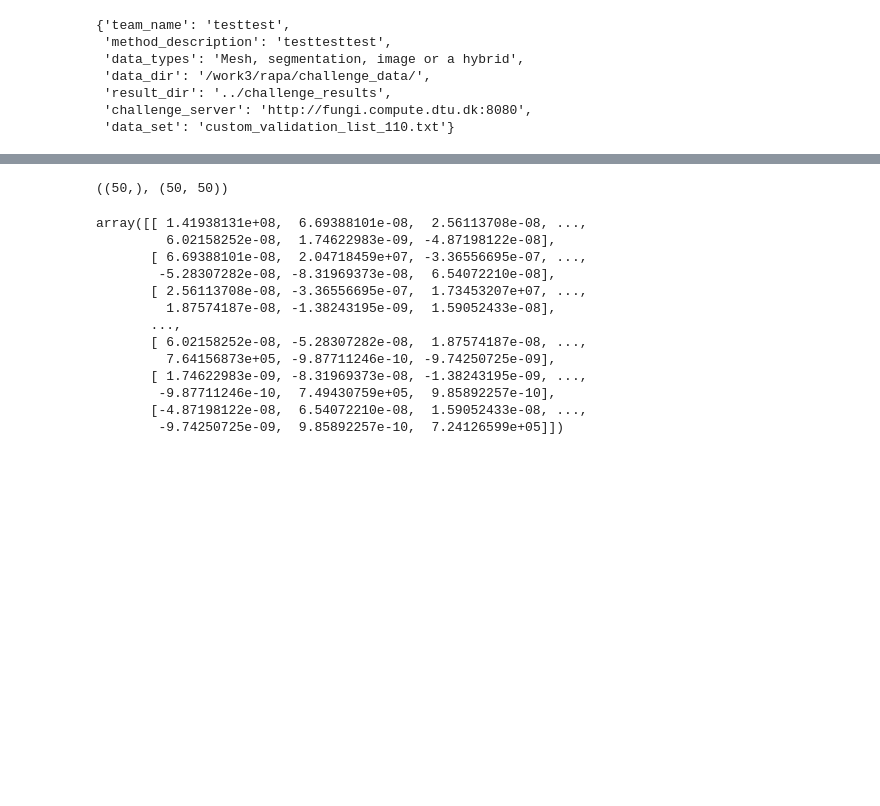
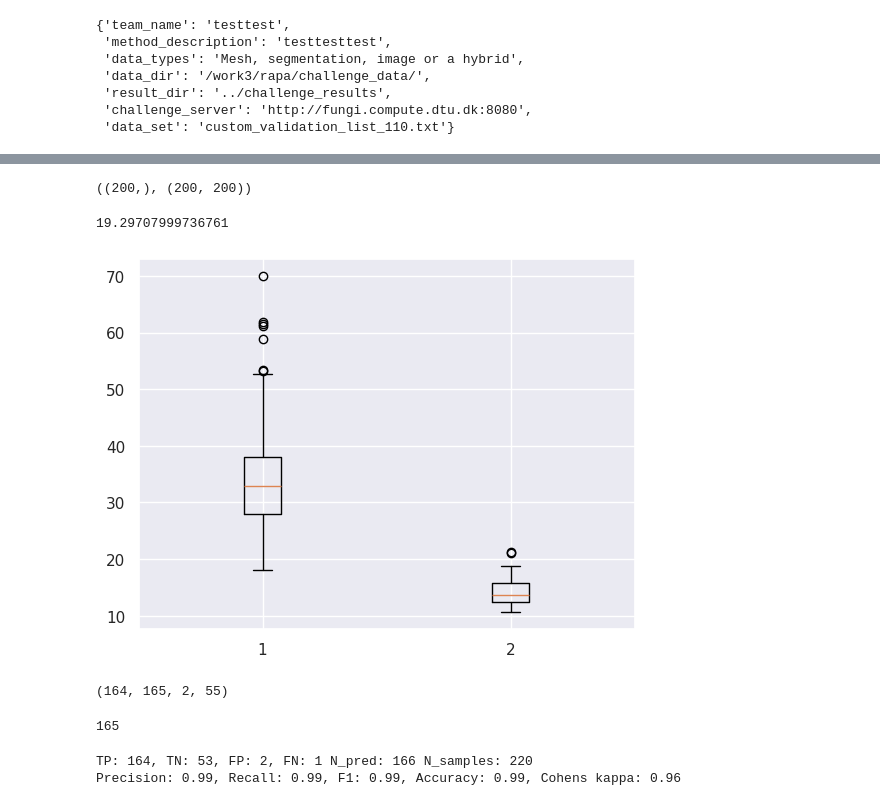
Before and after one commit to tbosse20/OutlierDetectionVertebra, a Jupyter notebook: notebooks/0-exploration.ipynb, the cells around one changed output, grey strips where cells are left out. Drawn from its saved outputs; the diff is of its cells as text; code cells hidden in the pictures; blank space fills up the shorter version.

```diff
--- a/notebooks/0-exploration.ipynb
+++ b/notebooks/0-exploration.ipynb
@@ -745,7 +732,7 @@ settings
  'challenge_server': 'http://fungi.compute.dtu.dk:8080',
  'data_set': 'custom_train_list_436.txt'}
 # %%
-n_components = 50
+n_components = 200
 
 data_dir = settings["data_dir"]
 surface_dir = os.path.join(data_dir, "train/surfaces")
@@ -803,8 +790,8 @@ for idx in tqdm(all_scan_ids):
         data_matrix[i, j * 3 + 2] = p[2]
     i += 1
 
-average_shape = np.mean(data_matrix, 0)
-save_synthesized_shape(first_surface, average_shape, mean_shape_name)
+# average_shape = np.mean(data_matrix, 0)
+# save_synthesized_shape(first_surface, average_shape, mean_shape_name)
 
 print(f"Computing PCA with {n_components} components")
 shape_pca = PCA(n_components=n_components)
@@ -940,7 +930,9 @@ Creating date matrix of size 220 x 257922
 [figure]
 # %%
 mu = components.mean(0)
-cov = (components - mu).T @ (components - mu)
+cov = (components - mu).T @ (components - mu) / (components.shape[0])
 mu.shape, cov.shape
 # %% [output]
-((50,), (50, 50))
+((200,), (200, 200))
+# %%
+cov_inv = np.linalg.inv(cov)
@@ -947,16 +941,31 @@ mu.shape, cov.shape
 # %%
-cov
+dists_train = np.array(
+    [
+        mahalanobis(np.zeros(component.size), component, cov_inv)
+        for component in components
+    ]
+)
+dists_val = np.array(
+    [
+        mahalanobis(np.zeros(component.size), component, cov_inv)
+        for component in components_val
+    ]
+)
-# %% [output]
-array([[ 1.41938131e+08,  6.69388101e-08,  2.56113708e-08, ...,
-         6.02158252e-08,  1.74622983e-09, -4.87198122e-08],
-       [ 6.69388101e-08,  2.04718459e+07, -3.36556695e-07, ...,
-        -5.28307282e-08, -8.31969373e-08,  6.54072210e-08],
-       [ 2.56113708e-08, -3.36556695e-07,  1.73453207e+07, ...,
-         1.87574187e-08, -1.38243195e-09,  1.59052433e-08],
-       ...,
-       [ 6.02158252e-08, -5.28307282e-08,  1.87574187e-08, ...,
-         7.64156873e+05, -9.87711246e-10, -9.74250725e-09],
-       [ 1.74622983e-09, -8.31969373e-08, -1.38243195e-09, ...,
-        -9.87711246e-10,  7.49430759e+05,  9.85892257e-10],
-       [-4.87198122e-08,  6.54072210e-08,  1.59052433e-08, ...,
-        -9.74250725e-09,  9.85892257e-10,  7.24126599e+05]])
+# %%
+dists_train.max()
+# %% [output]
+19.29707999736761
+# %%
+plt.boxplot((dists_val[outliers_gt], dists_val[~outliers_gt]));
+# %% [output]
+[figure, added]
+# %%
+(dists_val[outliers_gt] > 19).sum(), outliers_gt.sum(), (
+    dists_val[~outliers_gt] > 19
+).sum(), (~outliers_gt).sum()
+# %% [output]
+(164, 165, 2, 55)
+# %%
+outliers_gt.sum()
+# %% [output]
+165
@@ -962,0 +997,5 @@ array([[ 1.41938131e+08,  6.69388101e-08,  2.56113708e-08, ...,
+# %%
+get_metrics(outliers_pred, outliers_gt)
+# %% [output]
+TP: 164, TN: 53, FP: 2, FN: 1 N_pred: 166 N_samples: 220
+Precision: 0.99, Recall: 0.99, F1: 0.99, Accuracy: 0.99, Cohens kappa: 0.96
```
Also changed, not shown: parts of 13 cells of this notebook, 6 other files.
